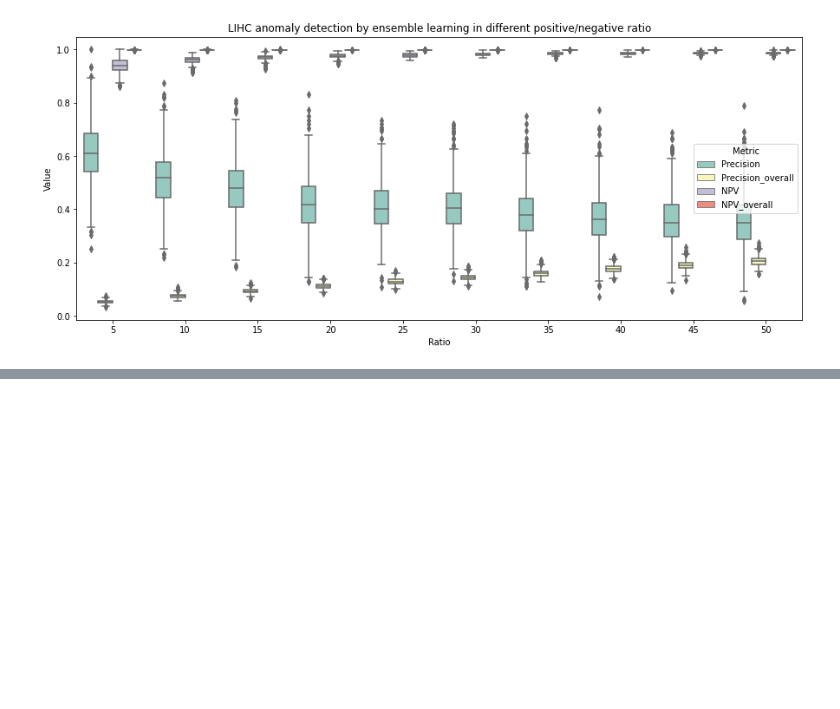
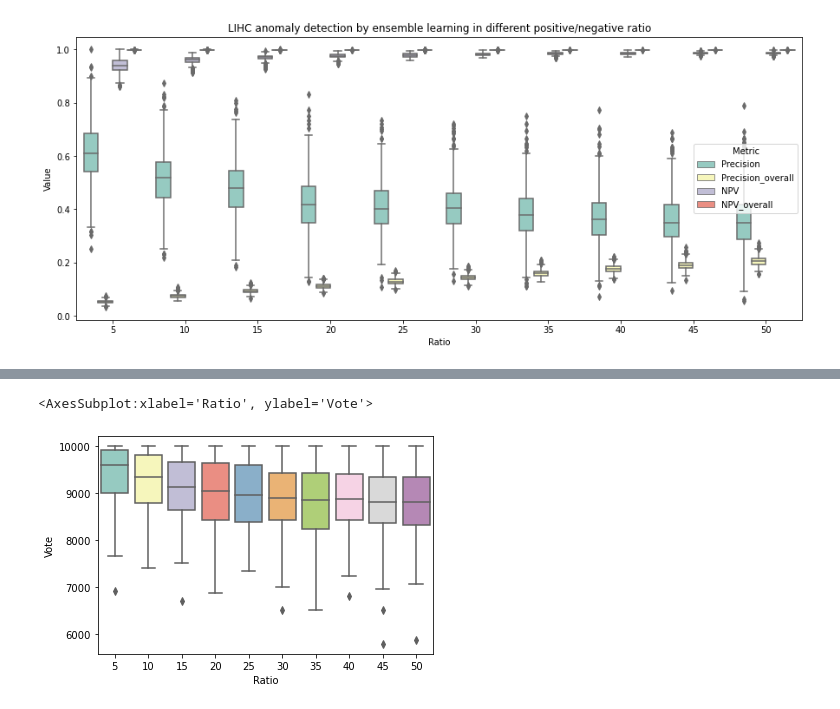
Before and after one commit to brucewu1996/LIHC-Anomaly-detection, a Jupyter notebook: lihc_anomaly_detection.ipynb, the cells around one changed output, grey strips where cells are left out. Cells and saved outputs as stored; diff of their text form; code cells hidden in the pictures; blank space fills up the shorter version.

```diff
--- a/lihc_anomaly_detection.ipynb
+++ b/lihc_anomaly_detection.ipynb
@@ -399,0 +417,30 @@ plt.savefig(output_path + 'lihc_ae_ensemble_boxplot_only_HBV_positive.png',dpi =
+# %%
+def ensemble_result(result_path,threshold,ratio,n_run,n_sample,binary_flag = False) :
+
+    p_r = np.zeros(n_sample)
+
+    for i in range(n_run) :
+        file_name = result_path + 'lihc_ensemble_result_ratio_' + str(ratio) + '_test_' + str(i) + '.npy'
+        result = np.load(file_name)
+        if binary_flag :
+            positive_idx = result >= threshold
+            result[positive_idx] = 1
+            result[~positive_idx] = 0
+
+        p_r = p_r + result
+
+    return p_r
+# %%
+ratio = np.arange(5,55,5)
+result_path = r_path
+vote_df = pd.DataFrame()
+for r in ratio :
+    result = ensemble_result(result_path,0,r,10,19560)
+    hbv_vote = result[hbv_idx]
+    df = pd.DataFrame({'ID' : lihc_df.index[hbv_idx],'Ratio' : [r]*103,'Vote' : hbv_vote})
+    vote_df = pd.concat([vote_df,df],axis = 0)
+# %%
+sns.boxplot(data = vote_df,x = 'Ratio',y='Vote',palette = "Set3")
+# %% [output]
+<AxesSubplot:xlabel='Ratio', ylabel='Vote'>
+[figure, added]
```
Also changed, not shown: parts of 31 cells of this notebook, 1 other file.
